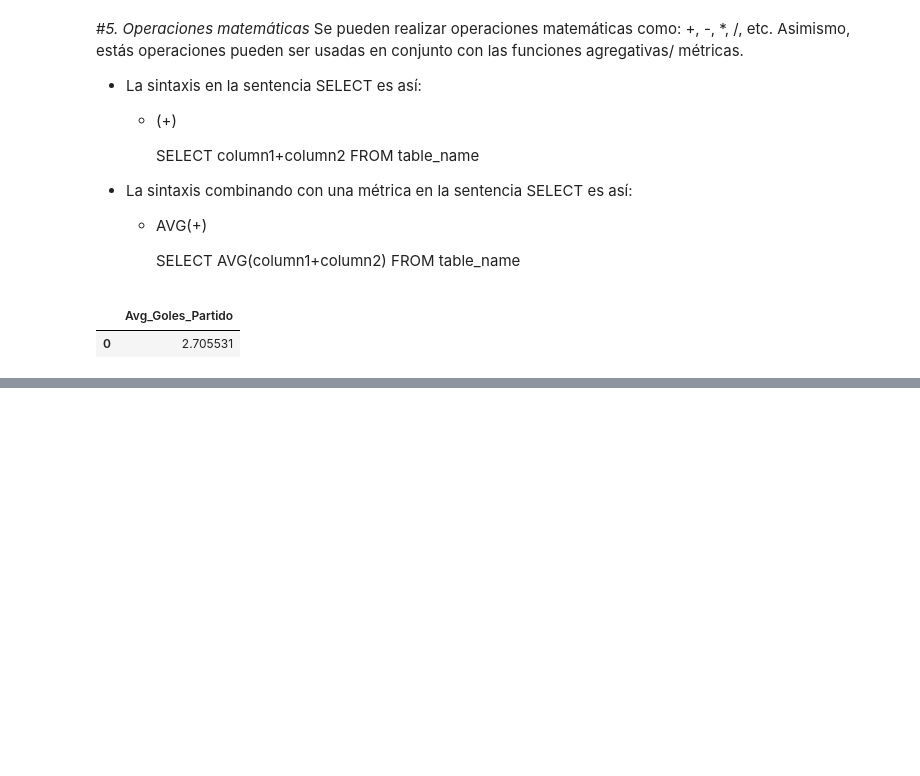
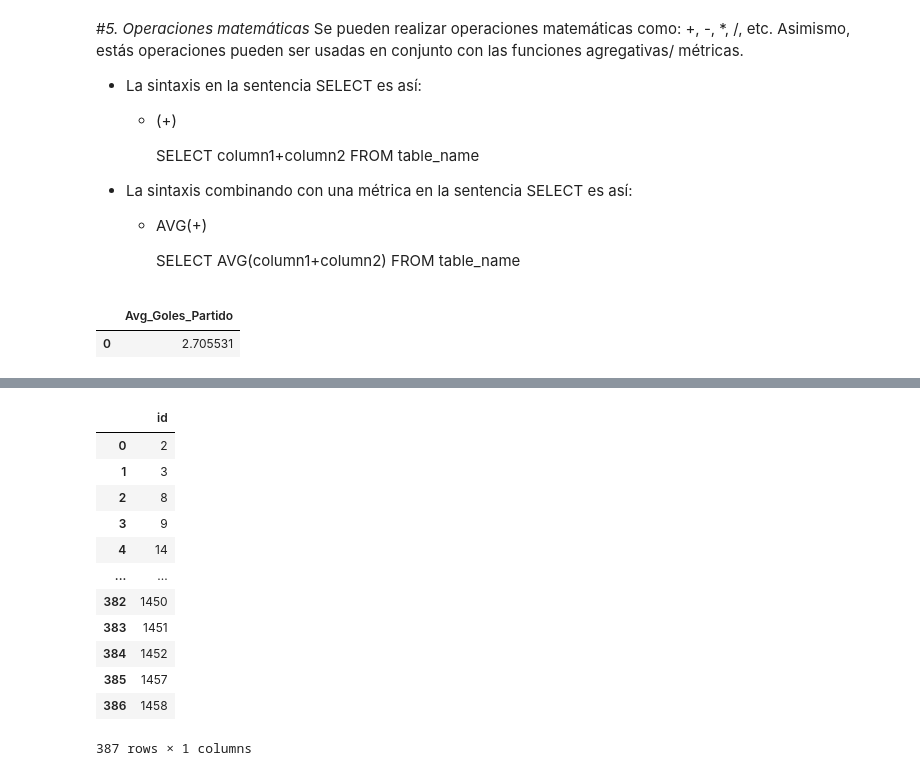
Before and after one commit to CharlieHndz/Talento-Tech-2024-Carlos-Hdez, a Jupyter notebook: Practica_SQL.ipynb, the cells around one changed output, grey strips where cells are left out. Cells and saved outputs as stored; diff of their text form; code cells hidden in the pictures; blank space fills up the shorter version.

```diff
--- a/Practica_SQL.ipynb
+++ b/Practica_SQL.ipynb
@@ -433,0 +566,23 @@ Avg_goles_partido
+# %%
+#6.3.1 Traer el Id de los equipos que desarrollan un dribbling normal y su velocidad de juego es balanceada
+#Tomando la tabla "Team_Attributes", deben obtener el id, buildUpPlayDribblingClass y buildUpPlaySpeedClass de los equipos que tengan los siguientes atributos:
+#buildUpPlayDribblingClass = 'Normal'
+#buildUpPlaySpeedClass = 'Balanced'
+
+query = """select id from Team_Attributes where buildUpPlayDribblingClass = 'Normal' and buildUpPlaySpeedClass = 'Balanced' """
+Dribling_Velocidad = pd.read_sql(query, conn);
+Dribling_Velocidad
+# %% [output]
+|  | id |
+| 0 | 2 |
+| 1 | 3 |
+| 2 | 8 |
+| 3 | 9 |
+| 4 | 14 |
+| ... | ... |
+| 382 | 1450 |
+| 383 | 1451 |
+| 384 | 1452 |
+| 385 | 1457 |
+| 386 | 1458 |
+387 rows × 1 columns
```
Also changed, not shown: parts of 13 cells of this notebook.
